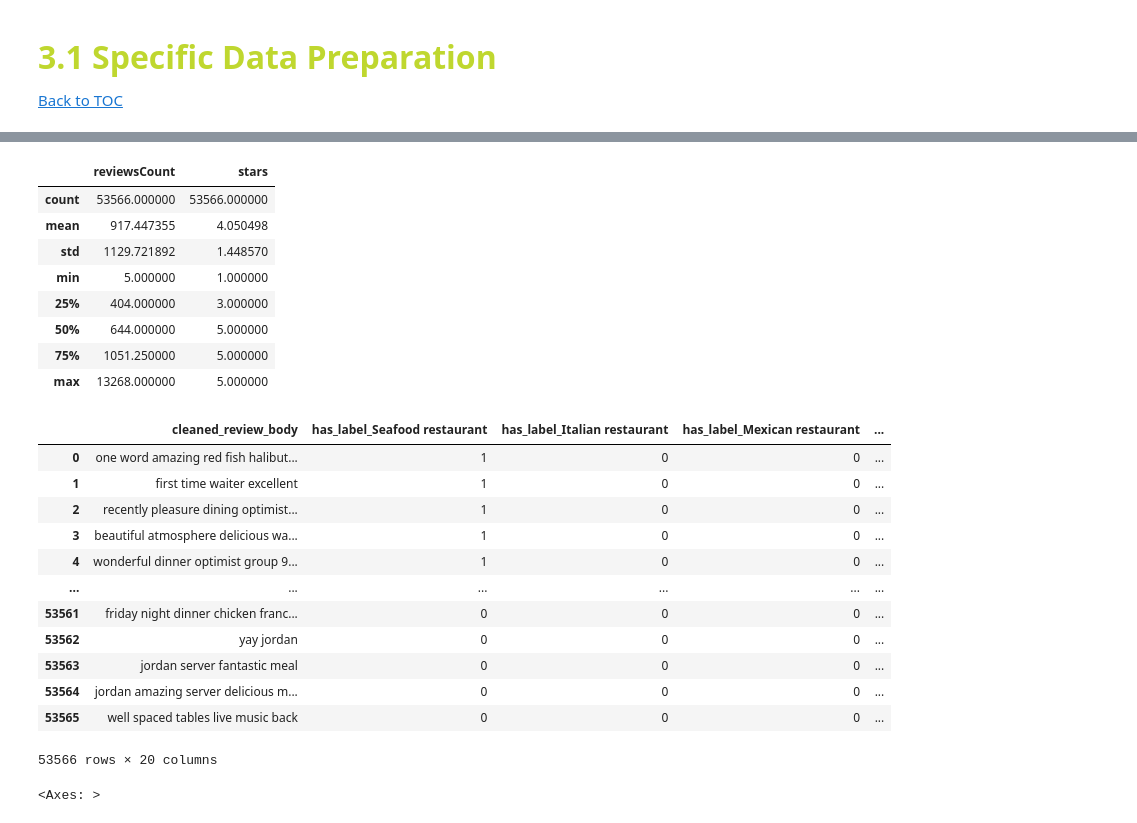
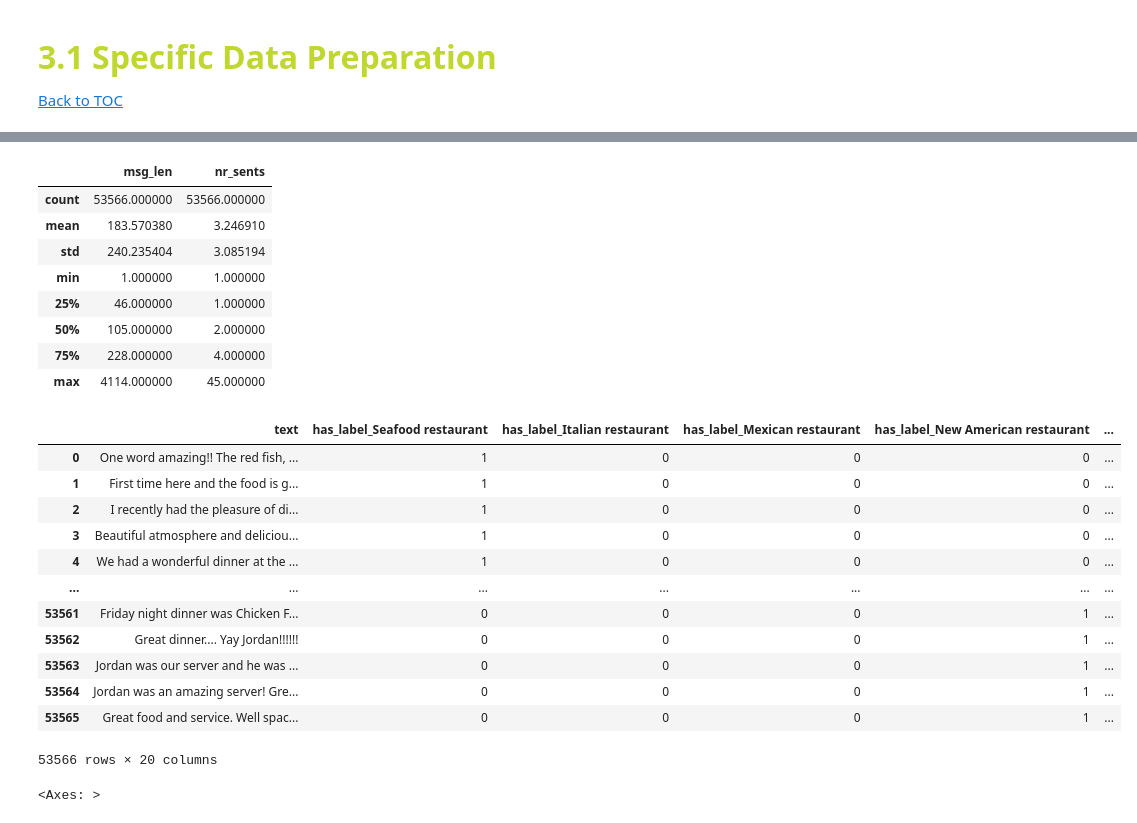
Before and after one commit to beatrizmarques2005/text_mining_in_reviews, a Jupyter notebook: notebooks/03_multilabel_classification.ipynb, the cells around one changed output, grey strips where cells are left out. Drawn from its saved outputs; the diff is of its cells as text; code cells hidden in the pictures.

```diff
--- a/notebooks/03_multilabel_classification.ipynb
+++ b/notebooks/03_multilabel_classification.ipynb
@@ -192,18 +146,18 @@ info["sents"] = dataset["cleaned_review_body"].map(lambda content :\
                                                                   sent_tokenizer.tokenize(str(content)))
 info["nr_sents"] = info["sents"].map(lambda content : len(content))
 # %%
-dataset.describe()
+info.describe()
 #is there reviews with 0 on len and 0 sentences?
 # %% [output]
-|  | reviewsCount | stars |
+|  | msg_len | nr_sents |
 | count | 53566.000000 | 53566.000000 |
-| mean | 917.447355 | 4.050498 |
-| std | 1129.721892 | 1.448570 |
-| min | 5.000000 | 1.000000 |
-| 25% | 404.000000 | 3.000000 |
-| 50% | 644.000000 | 5.000000 |
-| 75% | 1051.250000 | 5.000000 |
-| max | 13268.000000 | 5.000000 |
+| mean | 183.570380 | 3.246910 |
+| std | 240.235404 | 3.085194 |
+| min | 1.000000 | 1.000000 |
+| 25% | 46.000000 | 1.000000 |
+| 50% | 105.000000 | 2.000000 |
+| 75% | 228.000000 | 4.000000 |
+| max | 4114.000000 | 45.000000 |
 # %%
 histogram_chart(info, "msg_len", "Length per review", "Message Length", bins = 100)
 # %%
@@ -211,36 +165,36 @@ histogram_chart(info, "nr_sents", "Number of Sentences per review", "Number of S
 # %%
 ## Extract the unique genres
 
 unique_cuisine = []
 
 for restaurants_cuisines in dataset["categoryName"]:
         if restaurants_cuisines not in unique_cuisine:
             unique_cuisine.append(restaurants_cuisines)
 
 ## Create a scratch dataset - "dataset_explore" - to plot the number of restaurants by category and to generate TF-IDF word clouds by label
 
 dataset_explore = pd.DataFrame()
-dataset_explore["cleaned_review_body"] = dataset["cleaned_review_body"]
+dataset_explore["text"] = dataset["text"]
 
 for label in unique_cuisine:
     dataset_explore["has_label_{}".format(label)] = dataset["categoryName"].map(lambda labels_list : 1 if label in labels_list else 0)
 
 ## Assess the "dataset_explore" dataset
 
 dataset_explore
 # %% [output]
-|  | cleaned_review_body | has_label_Seafood restaurant | has_label_Italian restaurant | has_label_Mexican restaurant | ... |
-| 0 | one word amazing red fish halibut... | 1 | 0 | 0 | ... |
-| 1 | first time waiter excellent | 1 | 0 | 0 | ... |
-| 2 | recently pleasure dining optimist... | 1 | 0 | 0 | ... |
-| 3 | beautiful atmosphere delicious wa... | 1 | 0 | 0 | ... |
-| 4 | wonderful dinner optimist group 9... | 1 | 0 | 0 | ... |
-| ... | ... | ... | ... | ... | ... |
-| 53561 | friday night dinner chicken franc... | 0 | 0 | 0 | ... |
-| 53562 | yay jordan | 0 | 0 | 0 | ... |
-| 53563 | jordan server fantastic meal | 0 | 0 | 0 | ... |
-| 53564 | jordan amazing server delicious m... | 0 | 0 | 0 | ... |
-| 53565 | well spaced tables live music back | 0 | 0 | 0 | ... |
+|  | text | has_label_Seafood restaurant | has_label_Italian restaurant | has_label_Mexican restaurant | has_label_New American restaurant | ... |
+| 0 | One word amazing!! The red fish, ... | 1 | 0 | 0 | 0 | ... |
+| 1 | First time here and the food is g... | 1 | 0 | 0 | 0 | ... |
+| 2 | I recently had the pleasure of di... | 1 | 0 | 0 | 0 | ... |
+| 3 | Beautiful atmosphere and deliciou... | 1 | 0 | 0 | 0 | ... |
+| 4 | We had a wonderful dinner at the ... | 1 | 0 | 0 | 0 | ... |
+| ... | ... | ... | ... | ... | ... | ... |
+| 53561 | Friday night dinner was Chicken F... | 0 | 0 | 0 | 1 | ... |
+| 53562 | Great dinner.... Yay Jordan!!!!!! | 0 | 0 | 0 | 1 | ... |
+| 53563 | Jordan was our server and he was ... | 0 | 0 | 0 | 1 | ... |
+| 53564 | Jordan was an amazing server! Gre... | 0 | 0 | 0 | 1 | ... |
+| 53565 | Great food and service. Well spac... | 0 | 0 | 0 | 1 | ... |
 53566 rows × 20 columns
 # %%
 sns.barplot(dataset_explore, orient="h")
```
Also changed, not shown: parts of 18 cells of this notebook.
